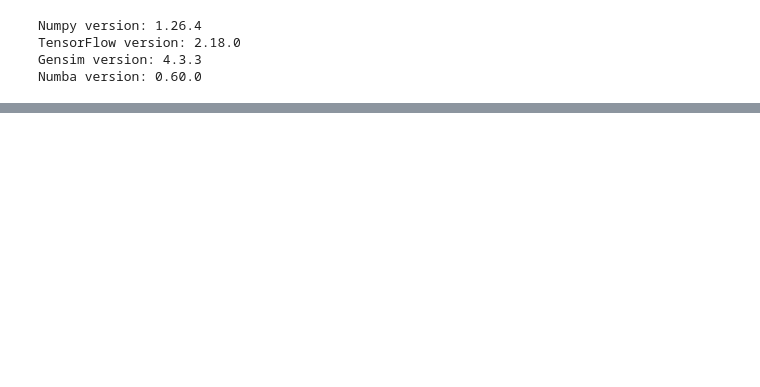
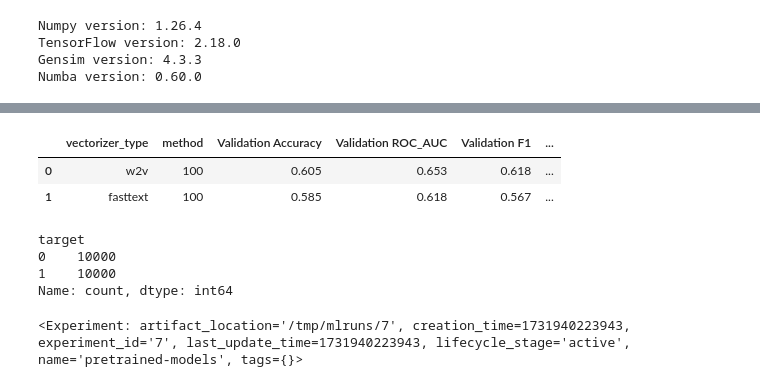
Before and after one commit to jhn-l/OC-P7, a Jupyter notebook: notebooks/2-modele-avance.ipynb, the cells around one changed output, grey strips where cells are left out. Cells and saved outputs as stored; diff of their text form; code cells hidden in the pictures; blank space fills up the shorter version.

```diff
--- a/notebooks/2-modele-avance.ipynb
+++ b/notebooks/2-modele-avance.ipynb
@@ -1174,0 +841,13 @@ print(f"Validation Accuracy: {accuracy.numpy():.4f}")
+# %%
+display(pd.DataFrame(all_validation_metrics))
+# %% [output]
+|  | vectorizer_type | method | Validation Accuracy | Validation ROC_AUC | Validation F1 | ... |
+| 0 | w2v | 100 | 0.605 | 0.653 | 0.618 | ... |
+| 1 | fasttext | 100 | 0.585 | 0.618 | 0.567 | ... |
+# %%
+df_sample['target'].value_counts()
+# %% [output]
+target
+0    10000
+1    10000
+Name: count, dtype: int64
@@ -1174,0 +911,6 @@ print(f"Validation Accuracy: {accuracy.numpy():.4f}")
+# %%
+# Liste pour stocker les métriques de validation pour comparaison
+all_validation_metrics = []
+mlflow.set_experiment("pretrained-models")
+# %% [output]
+<Experiment: artifact_location='/tmp/mlruns/7', creation_time=1731940223943, experiment_id='7', last_update_time=1731940223943, lifecycle_stage='active', name='pretrained-models', tags={}>
```
Also changed, not shown: parts of 29 cells of this notebook, 2 other files.
